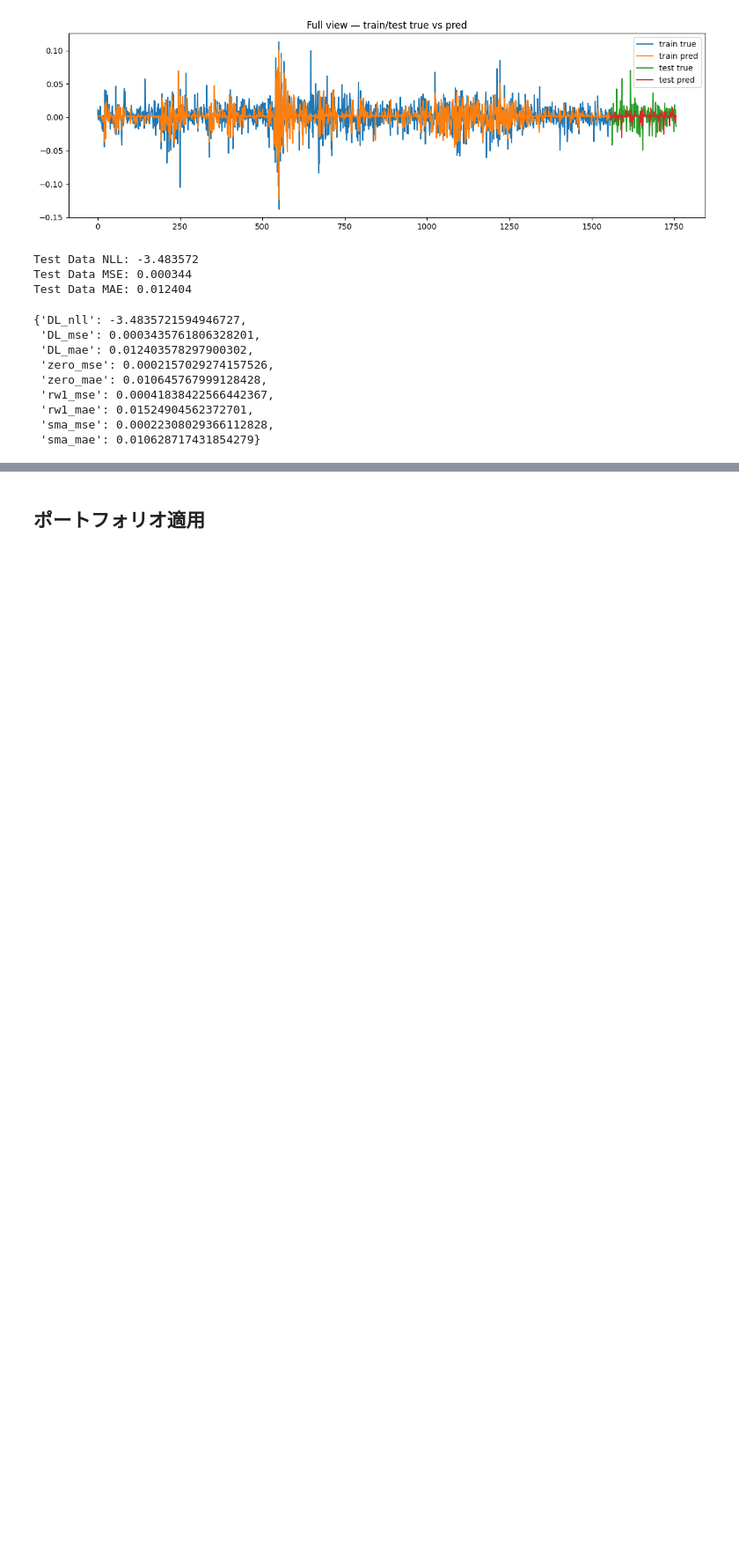
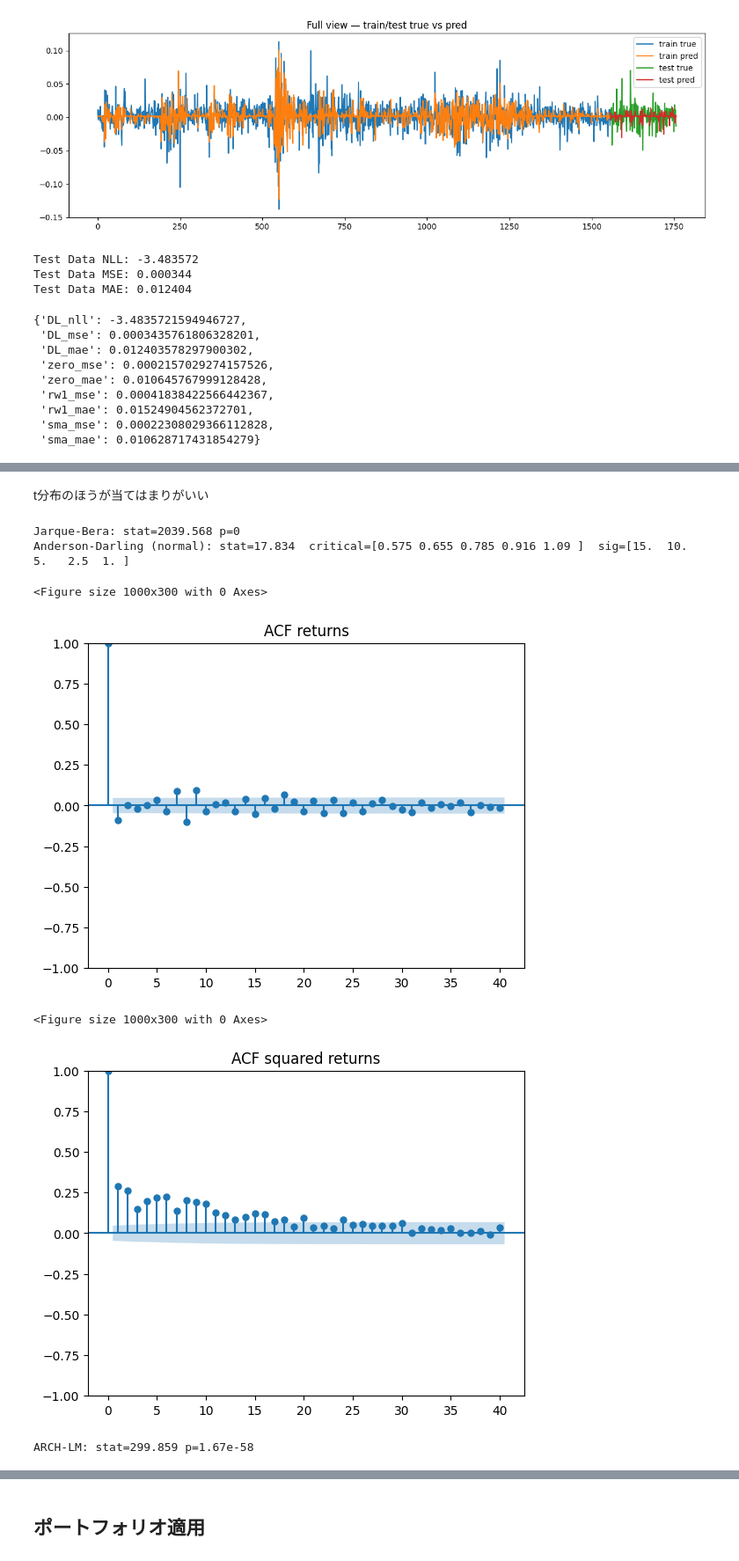
Before and after one commit to LABO-M/DreamingLearning, a Jupyter notebook: code/demo.ipynb, the cells around one changed output, grey strips where cells are left out. Shown at 88% size. Drawn from its saved outputs; the diff is of its cells as text; code cells hidden in the pictures; blank space fills up the shorter version.

```diff
--- a/code/demo.ipynb
+++ b/code/demo.ipynb
@@ -77,7 +77,7 @@ optimizer = torch.optim.Adam(model.parameters(), lr=1e-3)
 # 5) トレーナ設定（まずはepoch交互が簡単）
 context_len = 50  # 学習時のコンテキスト長の目安（dreaming_seq_lenもこれに合わせると安全）
 trainer = DreamingTrainer(
-    model=model, optimizer=optimizer, device=device,
+    model=model, optimizer=optimizer, device=device,loss_mode="gaussian",
     interleave_mode="epoch",            # "epoch" | "batch" | "mixed"
     epochs=500,
     warm_vanilla_steps=500,             # Dreaming前に通常学習で安定化。不要なら0
@@ -450,0 +499,36 @@ metrics
+# %% [markdown]
+t分布のほうが当てはまりがいい
+# %%
+from scipy.stats import jarque_bera, anderson
+
+def normality_tests(r):
+    r = np.asarray(r).ravel()
+    jb_stat, jb_p = jarque_bera(r)
+    ad = anderson(r, dist='norm')  # ad.statistic と 臨界値
+    print(f"Jarque-Bera: stat={jb_stat:.3f} p={jb_p:.3g}")
+    print(f"Anderson-Darling (normal): stat={ad.statistic:.3f}  critical={ad.critical_values}  sig={ad.significance_level}")
+normality_tests(y)
+# %% [output]
+Jarque-Bera: stat=2039.568 p=0
+Anderson-Darling (normal): stat=17.834  critical=[0.575 0.655 0.785 0.916 1.09 ]  sig=[15.  10.   5.   2.5  1. ]
+# %%
+from statsmodels.graphics.tsaplots import plot_acf
+from statsmodels.stats.diagnostic import het_arch
+
+def dependence_checks(r, lags=40):
+    r = np.asarray(r).ravel()
+    plt.figure(figsize=(10,3))
+    plot_acf(r, lags=lags); plt.title("ACF returns"); plt.show()
+
+    plt.figure(figsize=(10,3))
+    plot_acf(r**2, lags=lags); plt.title("ACF squared returns"); plt.show()
+
+    arch_stat, arch_p, _, _ = het_arch(r, nlags=10)
+    print(f"ARCH-LM: stat={arch_stat:.3f} p={arch_p:.3g}")
+dependence_checks(y)
+# %% [output]
+<Figure size 1000x300 with 0 Axes>
+[figure, added]
+<Figure size 1000x300 with 0 Axes>
+[figure, added]
+ARCH-LM: stat=299.859 p=1.67e-58
```
Also changed, not shown: parts of 17 cells of this notebook, 2 other files.
